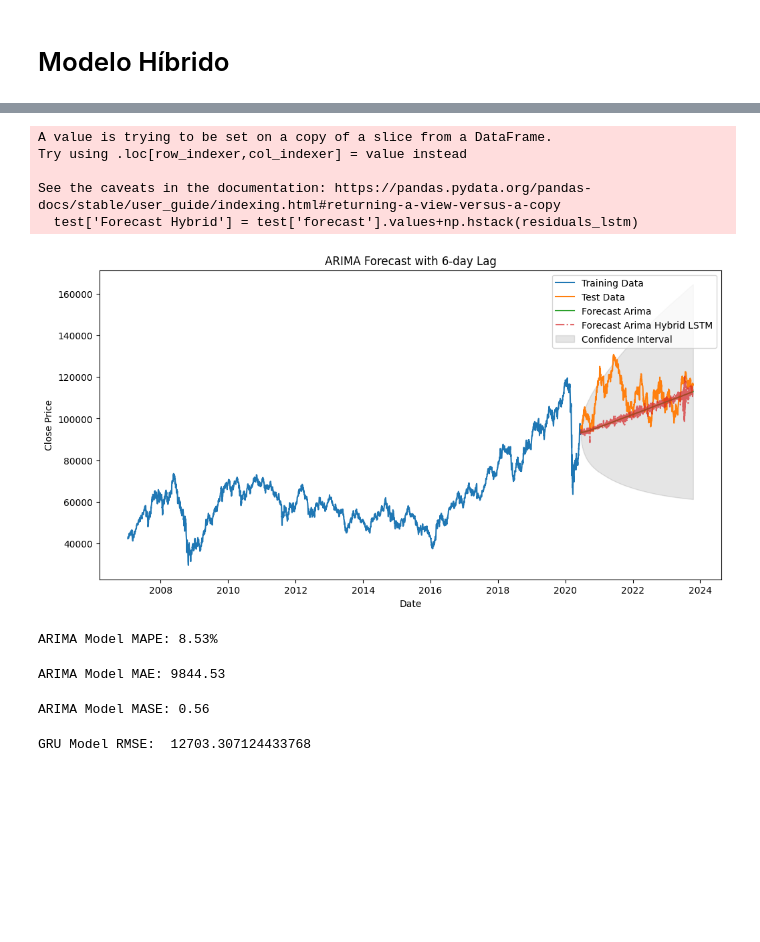
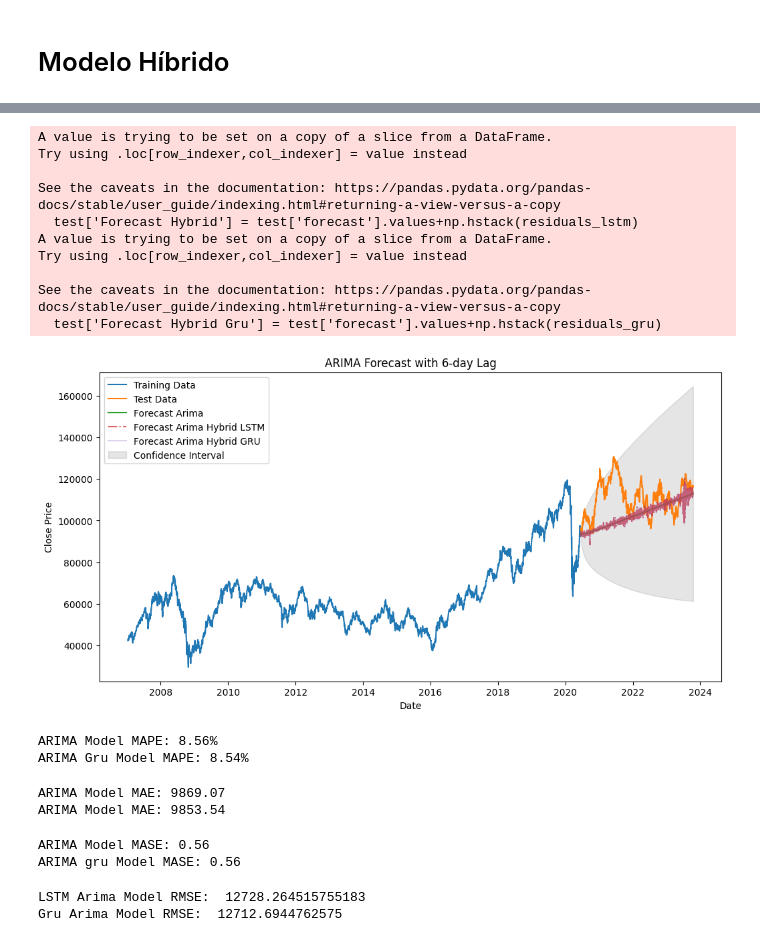
Before and after one commit to marreapato/Forecasting-BVSP-Deep-Learning, a Jupyter notebook: Aplicação_Auto_Arima.ipynb, the cells around one changed output, grey strips where cells are left out. Cells and saved outputs as stored; diff of their text form; code cells hidden in the pictures; blank space fills up the shorter version.

```diff
--- a/Aplicação_Auto_Arima.ipynb
+++ b/Aplicação_Auto_Arima.ipynb
@@ -161,7 +161,7 @@ X_train = np.reshape(residuals_arima_normalized, (len(residuals_arima_normalized
 y_train = np.reshape(residuals_arima_normalized, (len(residuals_arima_normalized), 1))
 
 # Train the LSTM model
-model_lstm.fit(X_train, y_train, epochs=50, batch_size=1)
+model_lstm.fit(X_train, y_train, epochs=300, batch_size=64)
 
 # Predict the residuals using the LSTM model
 X_test = np.reshape(residuals_arima_normalized[-len(test):], (len(test), 1, 1))
@@ -194 +194,33 @@ Epoch 50/50
 [figure]
+# %%
+# Get the residuals from the ARIMA model
+residuals_arima = model.resid()
+
+# Normalize the residuals
+scaler = MinMaxScaler(feature_range=(0, 1))
+residuals_arima_normalized = scaler.fit_transform(residuals_arima.values.reshape(-1, 1))
+
+# Build a GRU model
+model_gru = Sequential()
+model_gru.add(GRU(units=50, return_sequences=True, input_shape=(residuals_arima_normalized.shape[1], 1)))
+model_gru.add(GRU(units=50))
+model_gru.add(Dense(units=1))
+model_gru.compile(optimizer='adam', loss='mean_squared_error')
+
+# Reshape the data for GRU input
+X_train = np.reshape(residuals_arima_normalized, (len(residuals_arima_normalized), 1, 1))
+y_train = np.reshape(residuals_arima_normalized, (len(residuals_arima_normalized), 1))
+
+# Train the GRU model
+model_gru.fit(X_train, y_train, epochs=300, batch_size=64)
+
+# Predict the residuals using the GRU model
+X_test = np.reshape(residuals_arima_normalized[-len(test):], (len(test), 1, 1))
+residuals_gru_normalized = model_gru.predict(X_test)
+residuals_gru = scaler.inverse_transform(residuals_gru_normalized)
+
+# Plot the actual residuals and predicted residuals
+plt.plot(residuals_arima.index, residuals_arima.values, label='Actual Residuals (ARIMA)')
+plt.plot(test.index, residuals_gru, label='Predicted Residuals (GRU)')
+plt.legend()
+plt.show()
@@ -195,26 +246,33 @@ Epoch 50/50
 # %%
 test['Forecast Hybrid'] = test['forecast'].values+np.hstack(residuals_lstm)
+test['Forecast Hybrid Gru'] = test['forecast'].values+np.hstack(residuals_gru)
 # %% [output]
 A value is trying to be set on a copy of a slice from a DataFrame.
 Try using .loc[row_indexer,col_indexer] = value instead
 
 See the caveats in the documentation: https://pandas.pydata.org/pandas-docs/stable/user_guide/indexing.html#returning-a-view-versus-a-copy
   test['Forecast Hybrid'] = test['forecast'].values+np.hstack(residuals_lstm)
+A value is trying to be set on a copy of a slice from a DataFrame.
+Try using .loc[row_indexer,col_indexer] = value instead
+
+See the caveats in the documentation: https://pandas.pydata.org/pandas-docs/stable/user_guide/indexing.html#returning-a-view-versus-a-copy
+  test['Forecast Hybrid Gru'] = test['forecast'].values+np.hstack(residuals_gru)
 # %%
 # Plot the results
 plt.figure(figsize=(12, 6))
 plt.plot(train['Close'], label='Training Data')
 plt.plot(test['Close'], label='Test Data')
 plt.plot(test['forecast'], label='Forecast Arima', linestyle='solid')#
 plt.plot(test['Forecast Hybrid'], label='Forecast Arima Hybrid LSTM', linestyle='dashdot',alpha=0.7)#
+plt.plot(test['Forecast Hybrid Gru'], label='Forecast Arima Hybrid GRU', linestyle='solid',alpha=0.3)#
 plt.fill_between(test.index, conf_int[:, 0], conf_int[:, 1], color='k', alpha=0.1, label='Confidence Interval')
 plt.title('ARIMA Forecast with 6-day Lag')
 plt.xlabel('Date')
 plt.ylabel('Close Price')
 plt.legend()
 plt.show()
 # %% [output]
-[figure, old version]
+[figure, new version]
 # %%
 # Calculate the Mean Absolute Percentage Error (MAPE) for each model
 def calculate_mape(true_values, predicted_values):
@@ -223,11 +281,15 @@ def calculate_mape(true_values, predicted_values):
     return mape
 
 arimah_mape = calculate_mape(test['Close'], test['Forecast Hybrid'].values)
+arimahg_mape = calculate_mape(test['Close'], test['Forecast Hybrid Gru'].values)
 
 # Compare the models using Mean Absolute Percentage Error
 print("ARIMA Model MAPE: {:.2f}%".format(arimah_mape))
+# Compare the models using Mean Absolute Percentage Error
+print("ARIMA Gru Model MAPE: {:.2f}%".format(arimahg_mape))
 # %% [output]
-ARIMA Model MAPE: 8.53%
+ARIMA Model MAPE: 8.56%
+ARIMA Gru Model MAPE: 8.54%
 # %%
 def calculate_mae(true_values, predicted_values):
     abs_errors = np.abs(true_values - predicted_values)
@@ -236,28 +298,44 @@ def calculate_mae(true_values, predicted_values):
 
 # Example usage:
 arimah_mae = calculate_mae(test['Close'], test['Forecast Hybrid'].values)
+arimahg_mae = calculate_mae(test['Close'], test['Forecast Hybrid Gru'].values)
+
 # Compare the models using Mean Absolute Percentage Error
 print("ARIMA Model MAE: {:.2f}".format(arimah_mae))
+# Compare the models using Mean Absolute Percentage Error
+print("ARIMA Model MAE: {:.2f}".format(arimahg_mae))
 # %% [output]
-ARIMA Model MAE: 9844.53
+ARIMA Model MAE: 9869.07
+ARIMA Model MAE: 9853.54
 # %%
 # Calculate the MASE for each model
 def calculate_mase(model_mae, baseline_mae):
     mase = model_mae / baseline_mae
     return mase
 
-arimah_mase = calculate_mase(arimah_mae, 17652.17)
+# Example usage:
+arimah_mase = calculate_mase(arimah_mae,17652.17)
+arimahg_mase = calculate_mase(arimahg_mae,17652.17)
 
-# Compare the models using Mean Absolute Scaled Error
+# Compare the models using Mean Absolute Percentage Error
 print("ARIMA Model MASE: {:.2f}".format(arimah_mase))
+# Compare the models using Mean Absolute Percentage Error
+print("ARIMA gru Model MASE: {:.2f}".format(arimahg_mase))
 # %% [output]
 ARIMA Model MASE: 0.56
+ARIMA gru Model MASE: 0.56
 # %%
 
 # Calculate and print the mean squared error
 arimah_mse = mean_squared_error(test['Close'], test['Forecast Hybrid'].values)
 
+# Calculate and print the mean squared error
+arimahg_mse = mean_squared_error(test['Close'], test['Forecast Hybrid Gru'].values)
+
 # Compare the models using Mean Squared Error
-print("GRU Model RMSE: ", np.sqrt(arimah_mse))
+print("LSTM Arima Model RMSE: ", np.sqrt(arimah_mse))
+# Compare the models using Mean Squared Error
+print("Gru Arima Model RMSE: ", np.sqrt(arimahg_mse))
 # %% [output]
-GRU Model RMSE:  12703.307124433768
+LSTM Arima Model RMSE:  12728.264515755183
+Gru Arima Model RMSE:  12712.6944762575
```
Also changed, not shown: parts of 2 cells of this notebook.
